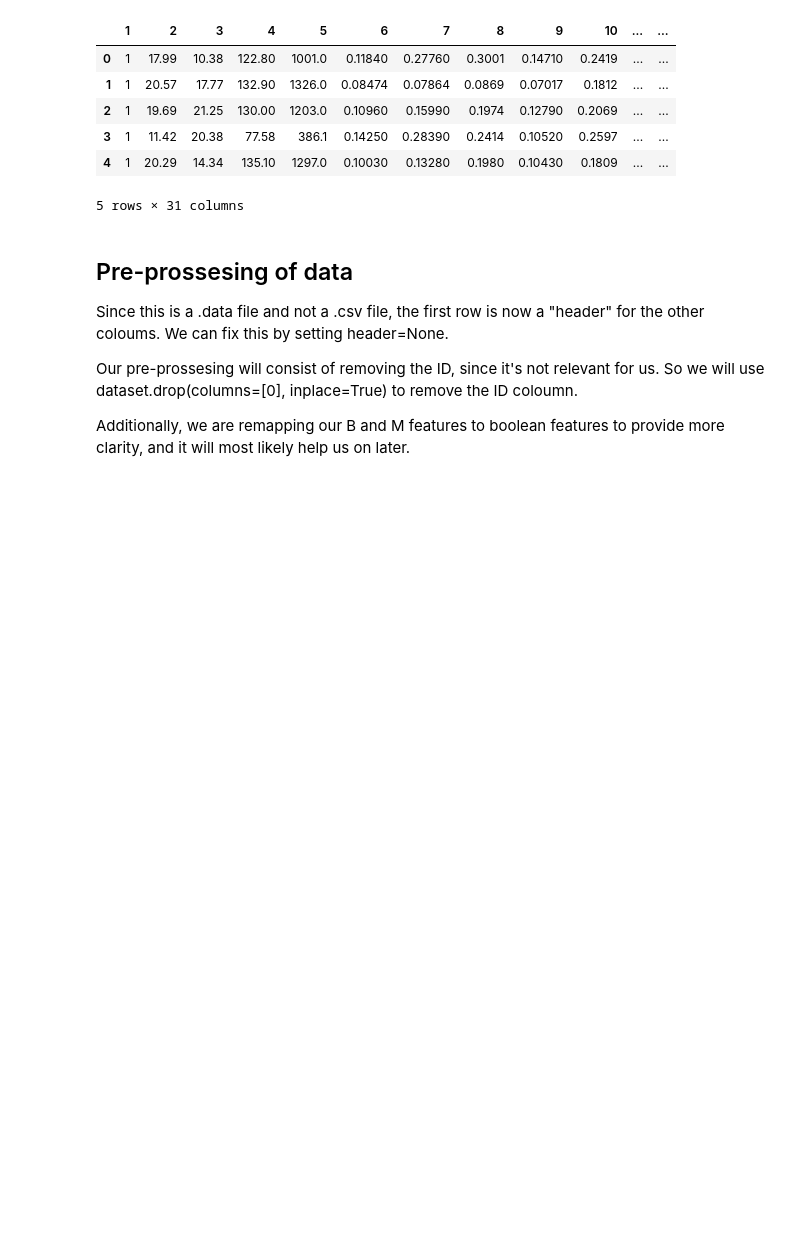
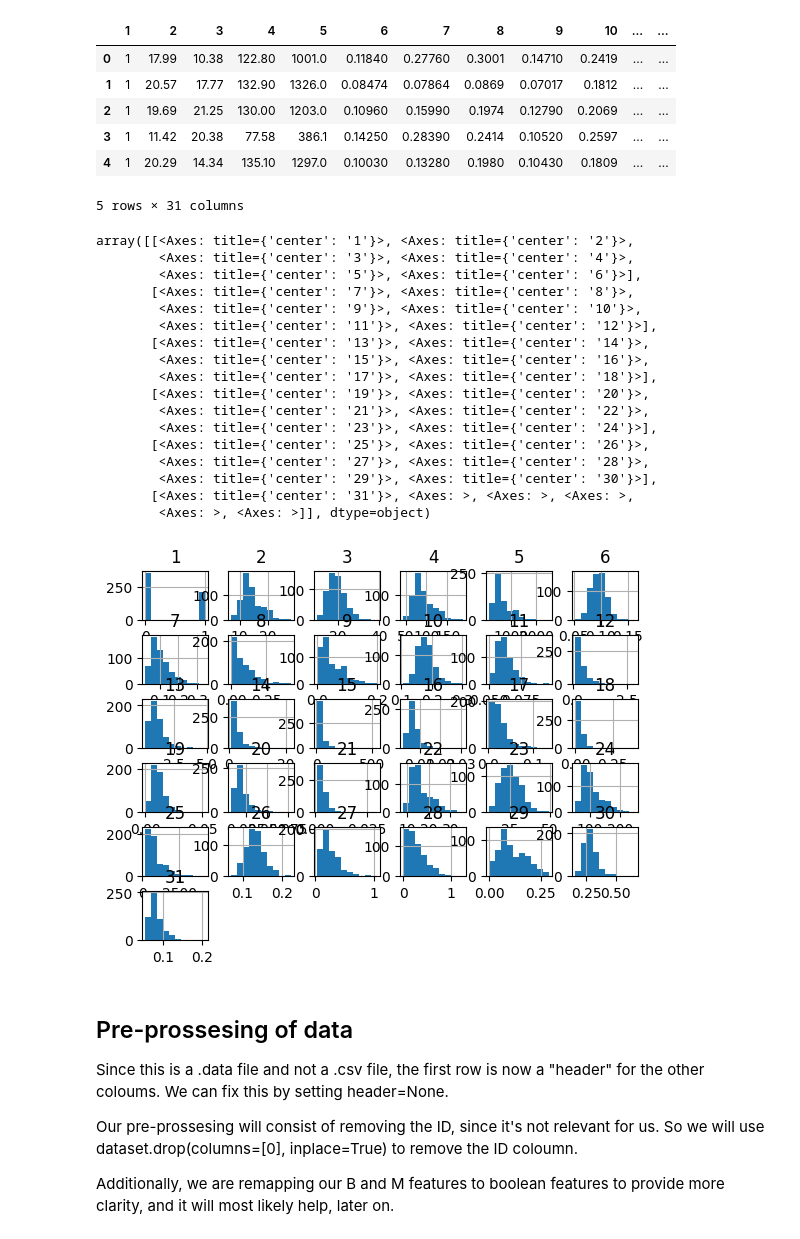
Before and after one commit to Wolff404/Unsupervised-learning, a Jupyter notebook: Comparison_of_classifiers.ipynb, the cells around one changed output. Drawn from its saved outputs; the diff is of its cells as text; code cells hidden in the pictures; blank space fills up the shorter version.

```diff
--- a/Comparison_of_classifiers.ipynb
+++ b/Comparison_of_classifiers.ipynb
@@ -42,13 +47,34 @@ dataset.head(5)
 | 3 | 1 | 11.42 | 20.38 | 77.58 | 386.1 | 0.14250 | 0.28390 | 0.2414 | 0.10520 | 0.2597 | ... | ... |
 | 4 | 1 | 20.29 | 14.34 | 135.10 | 1297.0 | 0.10030 | 0.13280 | 0.1980 | 0.10430 | 0.1809 | ... | ... |
 5 rows × 31 columns
+# %%
+dataset.hist()
+# %% [output]
+array([[<Axes: title={'center': '1'}>, <Axes: title={'center': '2'}>,
+        <Axes: title={'center': '3'}>, <Axes: title={'center': '4'}>,
+        <Axes: title={'center': '5'}>, <Axes: title={'center': '6'}>],
+       [<Axes: title={'center': '7'}>, <Axes: title={'center': '8'}>,
+        <Axes: title={'center': '9'}>, <Axes: title={'center': '10'}>,
+        <Axes: title={'center': '11'}>, <Axes: title={'center': '12'}>],
+       [<Axes: title={'center': '13'}>, <Axes: title={'center': '14'}>,
+        <Axes: title={'center': '15'}>, <Axes: title={'center': '16'}>,
+        <Axes: title={'center': '17'}>, <Axes: title={'center': '18'}>],
+       [<Axes: title={'center': '19'}>, <Axes: title={'center': '20'}>,
+        <Axes: title={'center': '21'}>, <Axes: title={'center': '22'}>,
+        <Axes: title={'center': '23'}>, <Axes: title={'center': '24'}>],
+       [<Axes: title={'center': '25'}>, <Axes: title={'center': '26'}>,
+        <Axes: title={'center': '27'}>, <Axes: title={'center': '28'}>,
+        <Axes: title={'center': '29'}>, <Axes: title={'center': '30'}>],
+       [<Axes: title={'center': '31'}>, <Axes: >, <Axes: >, <Axes: >,
+        <Axes: >, <Axes: >]], dtype=object)
+[figure, added]
 # %% [markdown]
 ## Pre-prossesing of data
 Since this is a .data file and not a .csv file, the first row is now a "header" for the other coloums. We can fix this by setting header=None.
 
 Our pre-prossesing will consist of removing the ID, since it's not relevant for us. So we will use dataset.drop(columns=[0], inplace=True) to remove the ID coloumn.
 
-Additionally, we are remapping our B and M features to boolean features to provide more clarity, and it will most likely help us on later.
+Additionally, we are remapping our B and M features to boolean features to provide more clarity, and it will most likely help, later on.
 # %% [markdown]
 ## Splitting the dataset
 
```
Also changed, not shown: parts of 10 cells of this notebook.
